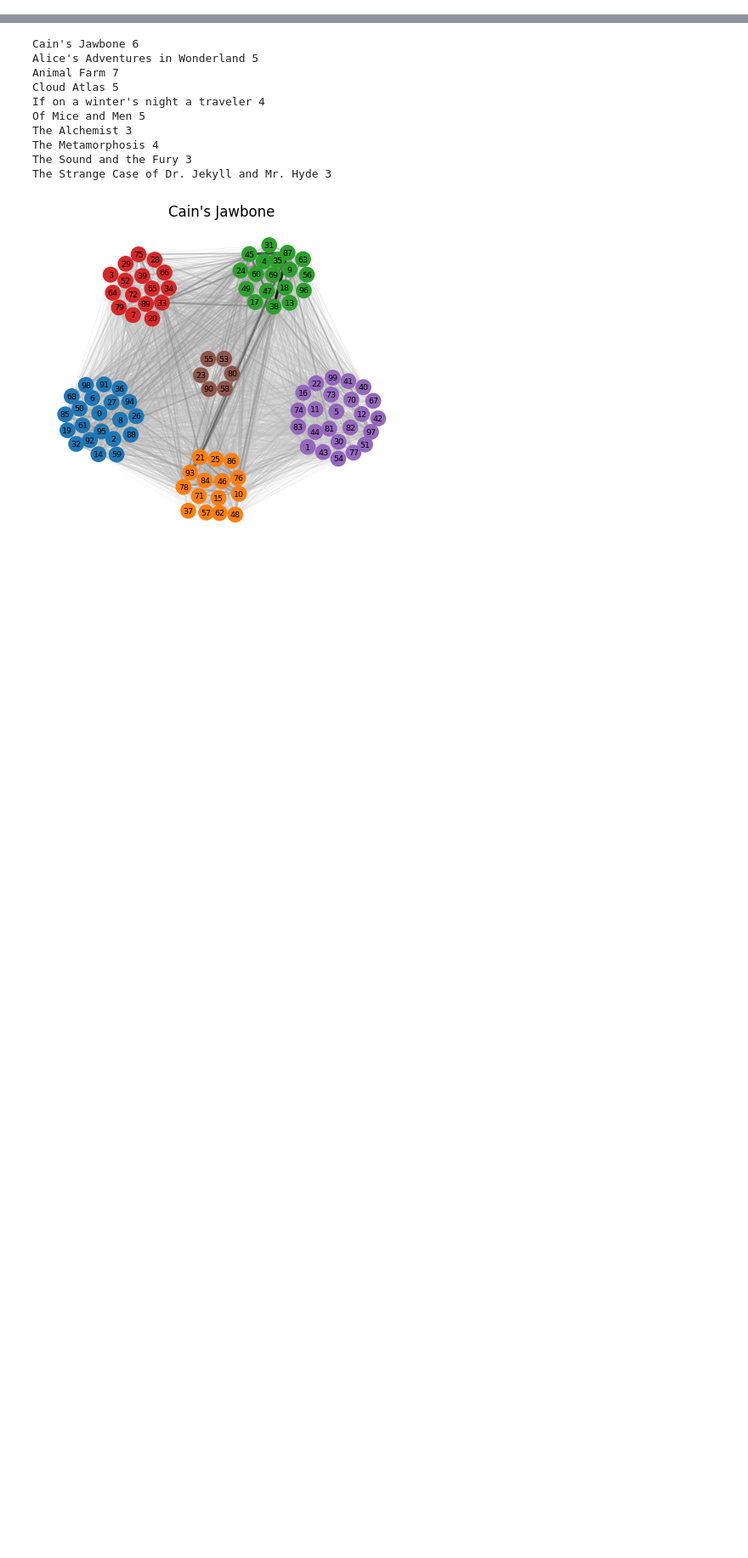
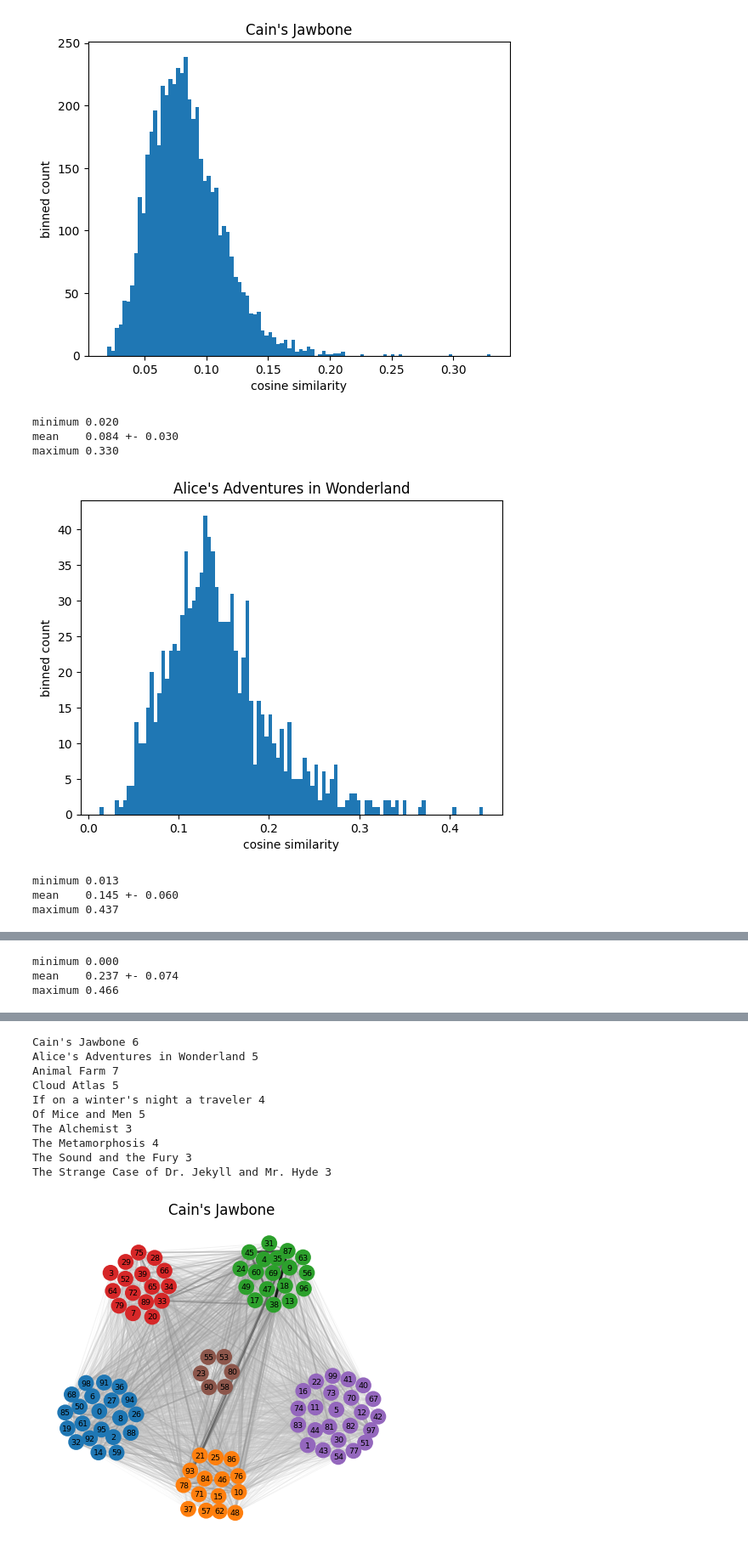
Before and after one commit to maxstollmayer/Graph-Algorithms-Project, a Jupyter notebook: graph_analysis.ipynb, the cells around one changed output, grey strips where cells are left out. Shown at 85% size. Drawn from its saved outputs; the diff is of its cells as text; code cells hidden in the pictures; blank space fills up the shorter version.

Commit message:
Refactor statistics plotting

```diff
--- a/graph_analysis.ipynb
+++ b/graph_analysis.ipynb
@@ -19,5 +18 @@ books = [
 graphs = [get_graph(book) for book in books]
-# %%
-for book, graph in zip(books, graphs):
-    print(book)
-    display_weight_stats(graph)
@@ -55,0 +19,17 @@ maximum 0.5224431403125918
+# %%
+for book, graph in zip(books, graphs):
+    plot_weight_stats(graph, book)
+    stats = get_weight_stats(graph)
+    print(f"minimum {stats.min():0.3f}")
+    print(f"mean    {stats.mean():0.3f} +- {stats.std():0.3f}")
+    print(f"maximum {stats.max():0.3f}")
+    print("")
+# %% [output]
+[figure, added]
+minimum 0.020
+mean    0.084 +- 0.030
+maximum 0.330
+[figure, added]
+minimum 0.013
+mean    0.145 +- 0.060
+maximum 0.437
@@ -55,0 +37,3 @@ maximum 0.5224431403125918
+minimum 0.000
+mean    0.237 +- 0.074
+maximum 0.466
```
Also changed, not shown: parts of 4 cells of this notebook, 1 other file.
